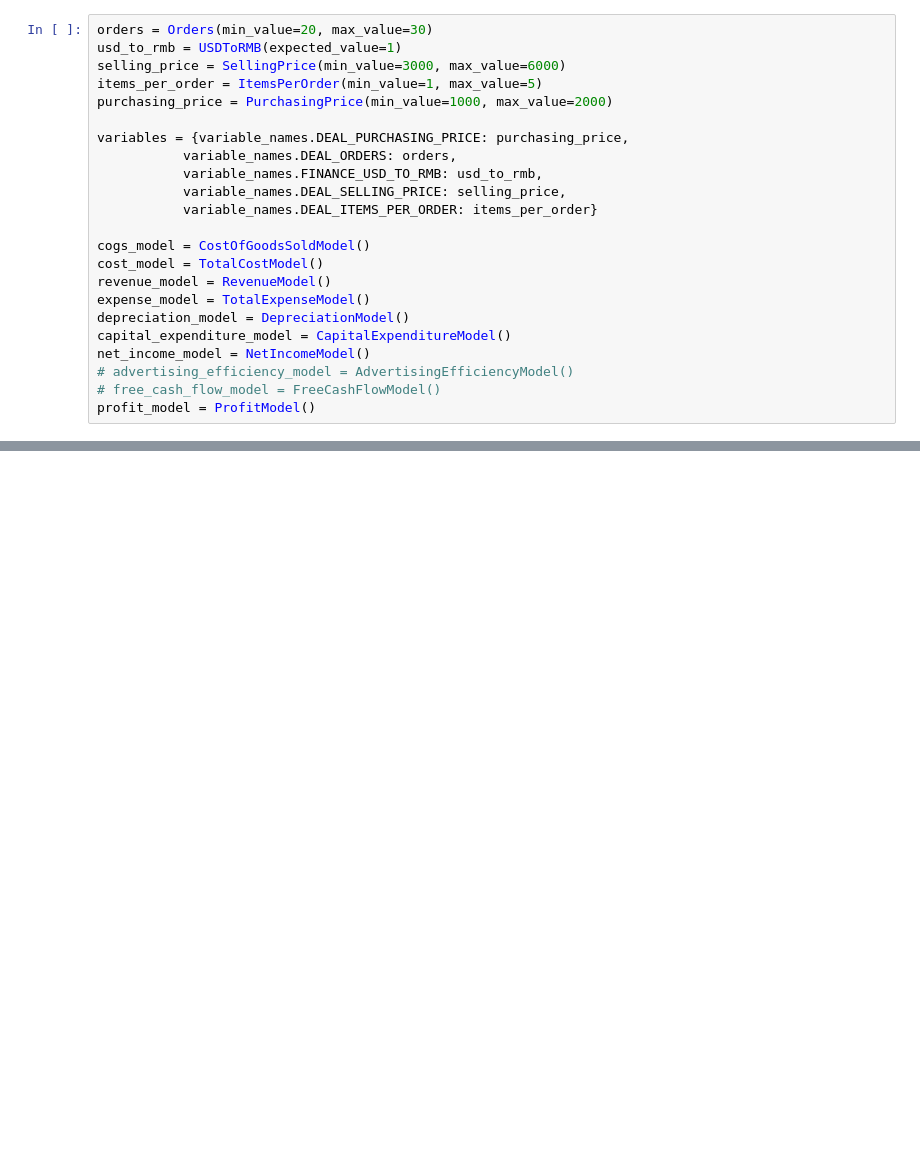
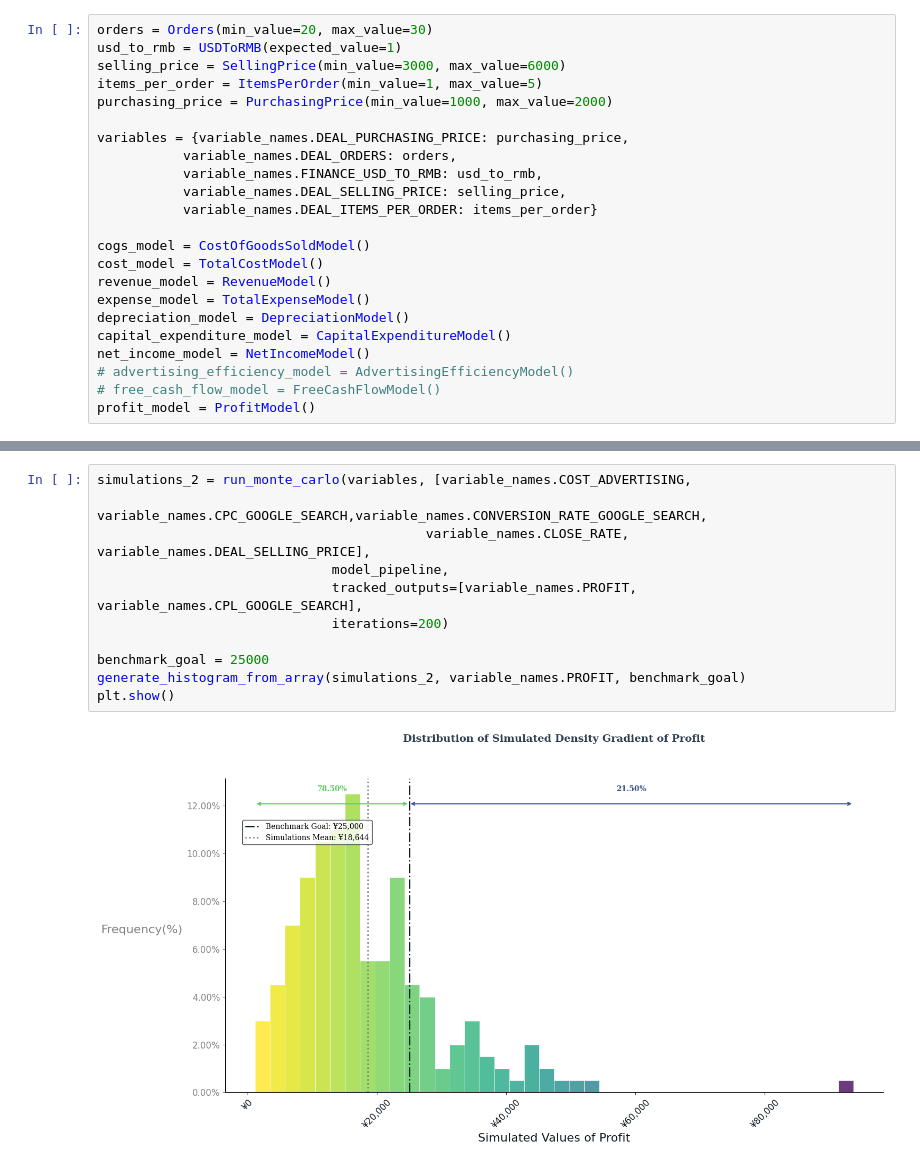
Before and after one commit to hanyuwcn/LedgerScope, a Jupyter notebook: notebooks/sample-simulation-analysis.ipynb, the cells around one changed output, grey strips where cells are left out. Drawn from its saved outputs; the diff is of its cells as text; blank space fills up the shorter version.

```diff
--- a/notebooks/sample-simulation-analysis.ipynb
+++ b/notebooks/sample-simulation-analysis.ipynb
@@ -62,0 +112,13 @@ plt.show()
+# %%
+simulations_2 = run_monte_carlo(variables, [variable_names.COST_ADVERTISING,
+                                          variable_names.CPC_GOOGLE_SEARCH,variable_names.CONVERSION_RATE_GOOGLE_SEARCH,
+                                          variable_names.CLOSE_RATE, variable_names.DEAL_SELLING_PRICE],
+                              model_pipeline,
+                              tracked_outputs=[variable_names.PROFIT, variable_names.CPL_GOOGLE_SEARCH],
+                              iterations=200)
+
+benchmark_goal = 25000
+generate_histogram_from_array(simulations_2, variable_names.PROFIT, benchmark_goal)
+plt.show()
+# %% [output]
+[figure, added]
```
Also changed, not shown: parts of 7 cells of this notebook, 49 other files.
